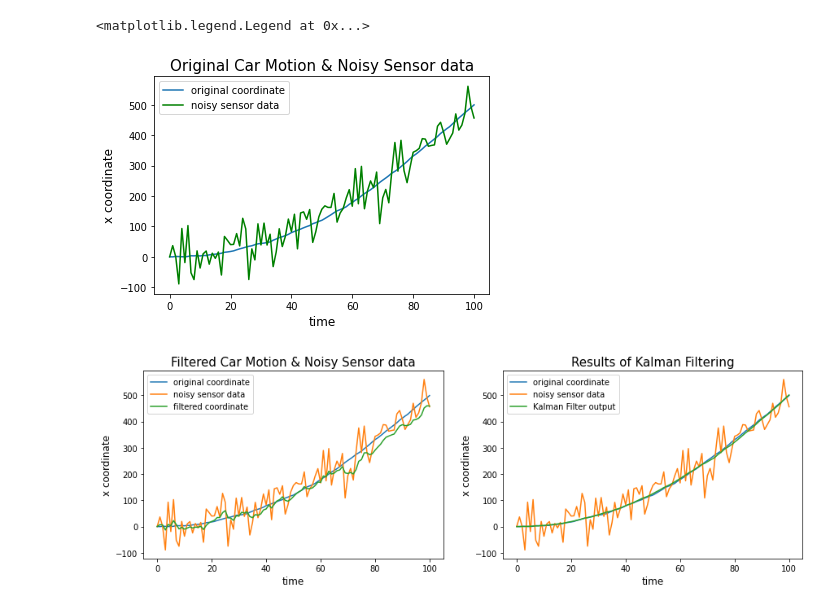
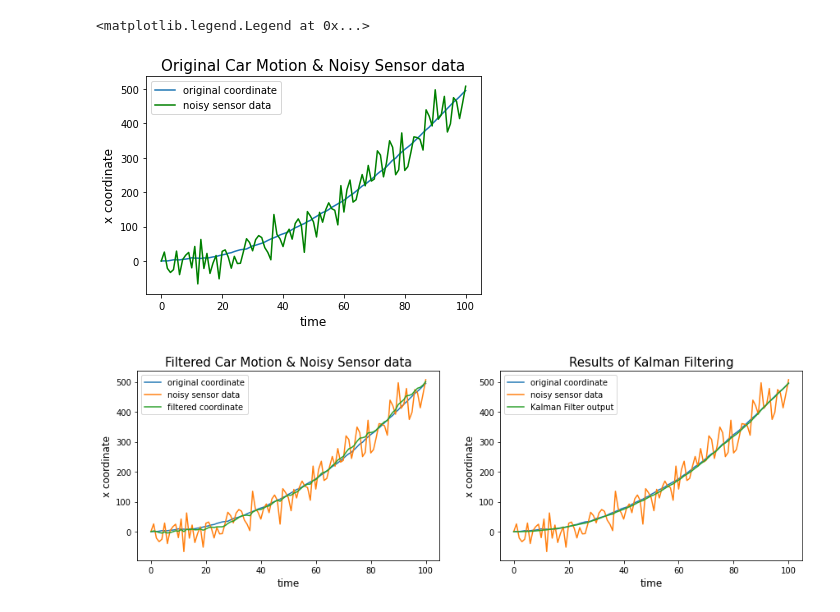
Before and after one commit to AvanNorth/RobotsItis2022, a Jupyter notebook: Gareev_11_002_DZ_2.ipynb, the cells around one changed output. Saved outputs shown, nothing was run; the diff lists cells and outputs as text; code cells hidden in the pictures.

```diff
--- a/Gareev_11_002_DZ_2.ipynb
+++ b/Gareev_11_002_DZ_2.ipynb
@@ -3,37 +3,38 @@
 # %%
 # Creation of noisy data
 import numpy as np
 import matplotlib.pyplot as plt
 
 N = 100
 muPsi = 0
 sigmaPsi = 1
 muEta = 0
-sigmaEta = 45
-alpha = 0.2
+sigmaEta = 35
 a = 0.1  # acceleration
 x = np.zeros(N+1)
 z = np.zeros(N+1)
 filteredX = np.zeros(N+1)
 
 time = np.arange(0, N+1, 1)
 
 for t in range(0, N):
     x[t+1] = x[t] + a * t + np.random.normal(muPsi, sigmaPsi, 1)
     z[t+1] = x[t+1] + np.random.normal(muEta, sigmaEta, 1)
 
 plt.title('Original Car Motion & Noisy Sensor data',fontsize=15)
 plt.xlabel('time',fontsize=12)
 plt.ylabel('x coordinate',fontsize=12)
 plt.plot(time, x, label='original coordinate')
 plt.plot(time, z, 'g', label='noisy sensor data')
 plt.legend()
 # %% [output]
 <matplotlib.legend.Legend at 0x...>
-[figure, old version]
+[figure, new version]
 # %%
+alpha = 0.1
+
 for t in range(0, N):
-  filteredX[t+1] = filteredX[t] + alpha * (z[t+1] - filteredX[t])
+  filteredX[t+1] = filteredX[t] + a*t + alpha * (z[t+1] - filteredX[t])
 
 plt.subplot(1,2,1)
 plt.title('Filtered Car Motion & Noisy Sensor data',fontsize=15)
@@ -66,4 +67,4 @@ plt.plot(time, xOpt, label='Kalman Filter output')
 plt.legend()
 plt.subplots_adjust(bottom=0.1, right=2, top=0.9)
 # %% [output]
-[figure, old version]
+[figure, new version]
```
